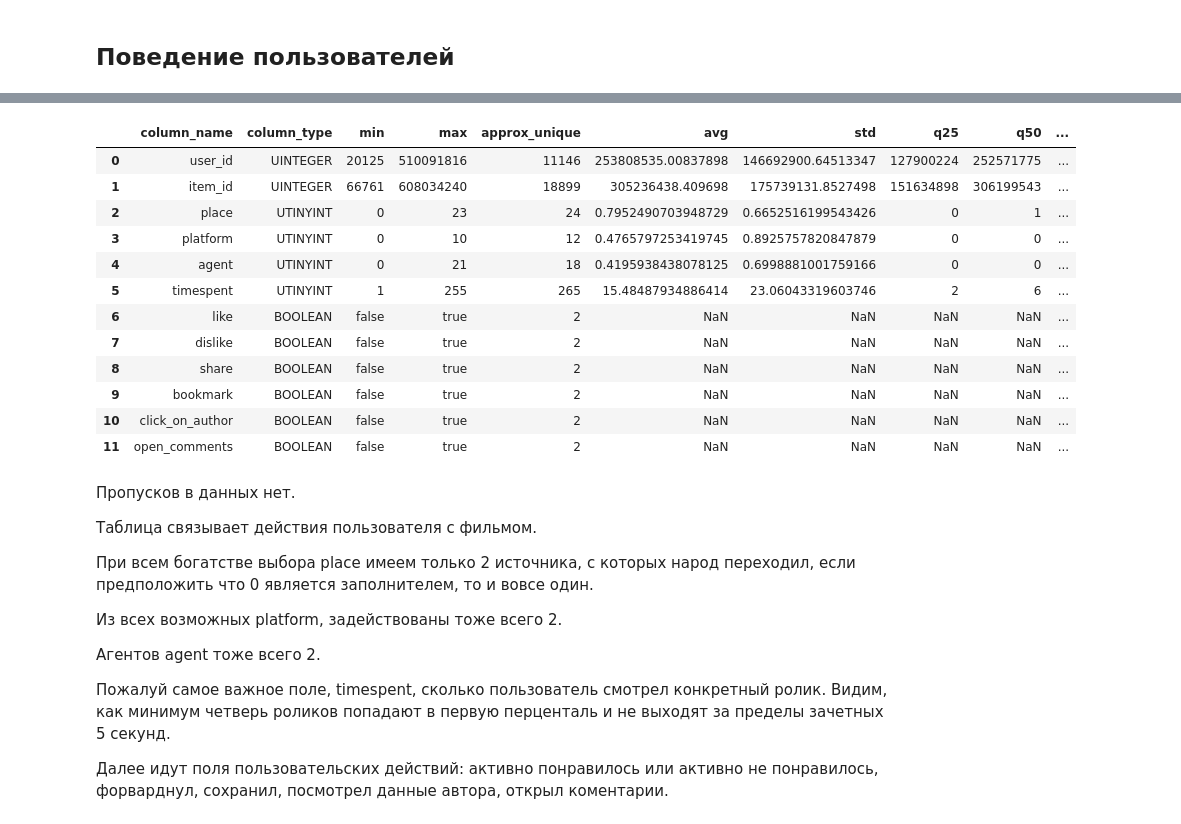
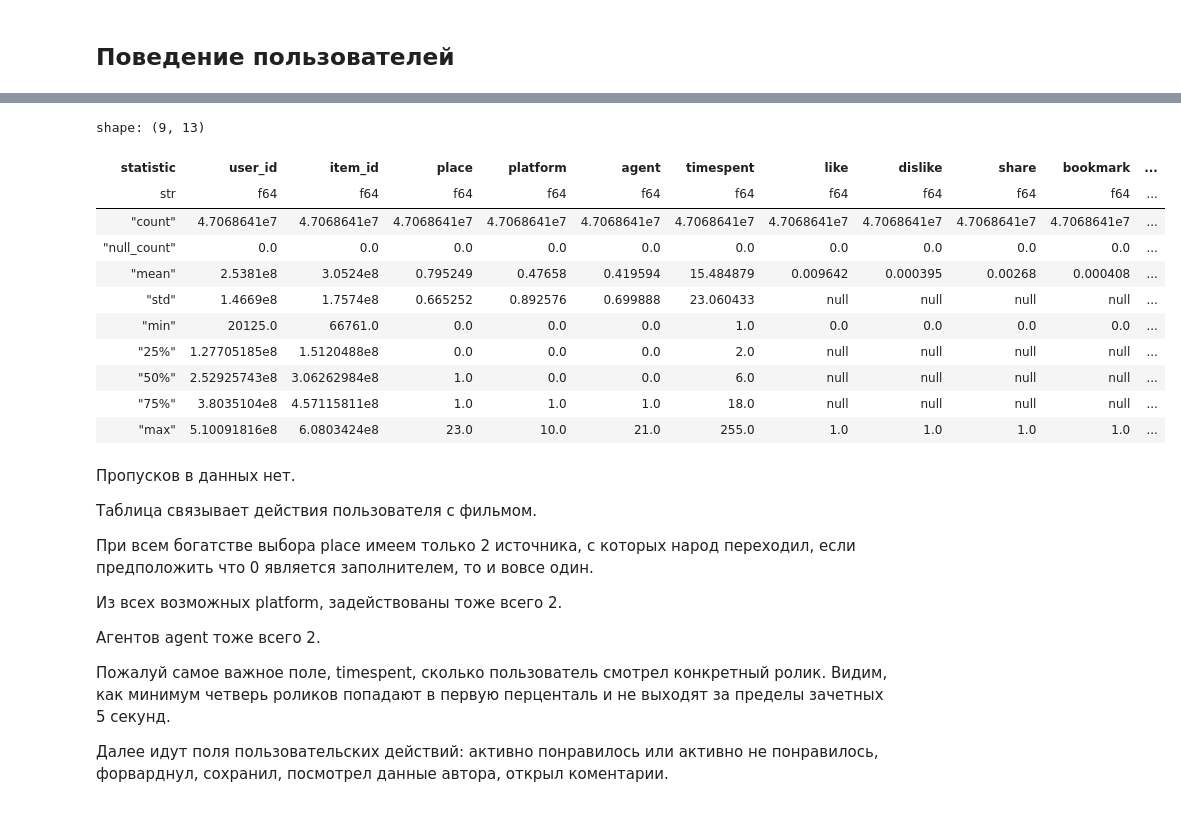
Before and after one commit to skol/netology_final, a Jupyter notebook: notebooks/01_eda.ipynb, the cells around one changed output, grey strips where cells are left out. Drawn from its saved outputs; the diff is of its cells as text; code cells hidden in the pictures.

```diff
--- a/notebooks/01_eda.ipynb
+++ b/notebooks/01_eda.ipynb
@@ -99,20 +191,19 @@ print(df_meta)
-# %%
-df_meta = conn.execute(f"SUMMARIZE '{bhv_db}'").df()
-df_meta
-# %% [output]
-|  | column_name | column_type | min | max | approx_unique | avg | std | q25 | q50 | ... |
-| 0 | user_id | UINTEGER | 20125 | 510091816 | 11146 | 253808535.00837898 | 146692900.64513347 | 127900224 | 252571775 | ... |
-| 1 | item_id | UINTEGER | 66761 | 608034240 | 18899 | 305236438.409698 | 175739131.8527498 | 151634898 | 306199543 | ... |
-| 2 | place | UTINYINT | 0 | 23 | 24 | 0.7952490703948729 | 0.6652516199543426 | 0 | 1 | ... |
-| 3 | platform | UTINYINT | 0 | 10 | 12 | 0.4765797253419745 | 0.8925757820847879 | 0 | 0 | ... |
-| 4 | agent | UTINYINT | 0 | 21 | 18 | 0.4195938438078125 | 0.6998881001759166 | 0 | 0 | ... |
-| 5 | timespent | UTINYINT | 1 | 255 | 265 | 15.48487934886414 | 23.06043319603746 | 2 | 6 | ... |
-| 6 | like | BOOLEAN | false | true | 2 | NaN | NaN | NaN | NaN | ... |
-| 7 | dislike | BOOLEAN | false | true | 2 | NaN | NaN | NaN | NaN | ... |
-| 8 | share | BOOLEAN | false | true | 2 | NaN | NaN | NaN | NaN | ... |
-| 9 | bookmark | BOOLEAN | false | true | 2 | NaN | NaN | NaN | NaN | ... |
-| 10 | click_on_author | BOOLEAN | false | true | 2 | NaN | NaN | NaN | NaN | ... |
-| 11 | open_comments | BOOLEAN | false | true | 2 | NaN | NaN | NaN | NaN | ... |
+# %%
+df_meta = pl.read_parquet(bhv_db)
+df_meta.describe()
+# %% [output]
+shape: (9, 13)
+| statistic | user_id | item_id | place | platform | agent | timespent | like | dislike | share | bookmark | ... |
+| str | f64 | f64 | f64 | f64 | f64 | f64 | f64 | f64 | f64 | f64 | ... |
+| "count" | 4.7068641e7 | 4.7068641e7 | 4.7068641e7 | 4.7068641e7 | 4.7068641e7 | 4.7068641e7 | 4.7068641e7 | 4.7068641e7 | 4.7068641e7 | 4.7068641e7 | ... |
+| "null_count" | 0.0 | 0.0 | 0.0 | 0.0 | 0.0 | 0.0 | 0.0 | 0.0 | 0.0 | 0.0 | ... |
+| "mean" | 2.5381e8 | 3.0524e8 | 0.795249 | 0.47658 | 0.419594 | 15.484879 | 0.009642 | 0.000395 | 0.00268 | 0.000408 | ... |
+| "std" | 1.4669e8 | 1.7574e8 | 0.665252 | 0.892576 | 0.699888 | 23.060433 | null | null | null | null | ... |
+| "min" | 20125.0 | 66761.0 | 0.0 | 0.0 | 0.0 | 1.0 | 0.0 | 0.0 | 0.0 | 0.0 | ... |
+| "25%" | 1.27705185e8 | 1.5120488e8 | 0.0 | 0.0 | 0.0 | 2.0 | null | null | null | null | ... |
+| "50%" | 2.52925743e8 | 3.06262984e8 | 1.0 | 0.0 | 0.0 | 6.0 | null | null | null | null | ... |
+| "75%" | 3.8035104e8 | 4.57115811e8 | 1.0 | 1.0 | 1.0 | 18.0 | null | null | null | null | ... |
+| "max" | 5.10091816e8 | 6.0803424e8 | 23.0 | 10.0 | 21.0 | 255.0 | 1.0 | 1.0 | 1.0 | 1.0 | ... |
 # %% [markdown]
 Пропусков в данных нет.
 
```
Also changed, not shown: parts of 19 cells of this notebook, 27 other files.
